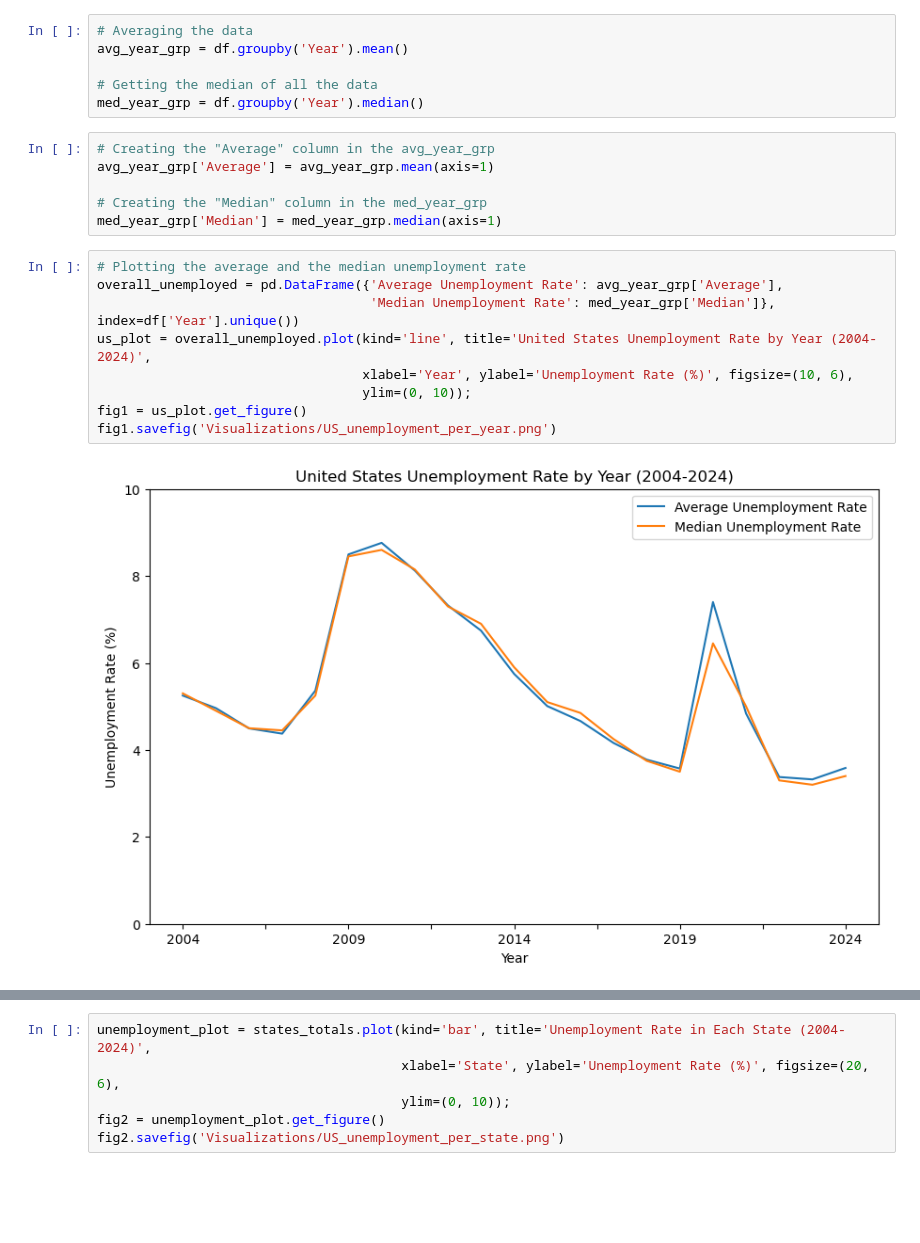
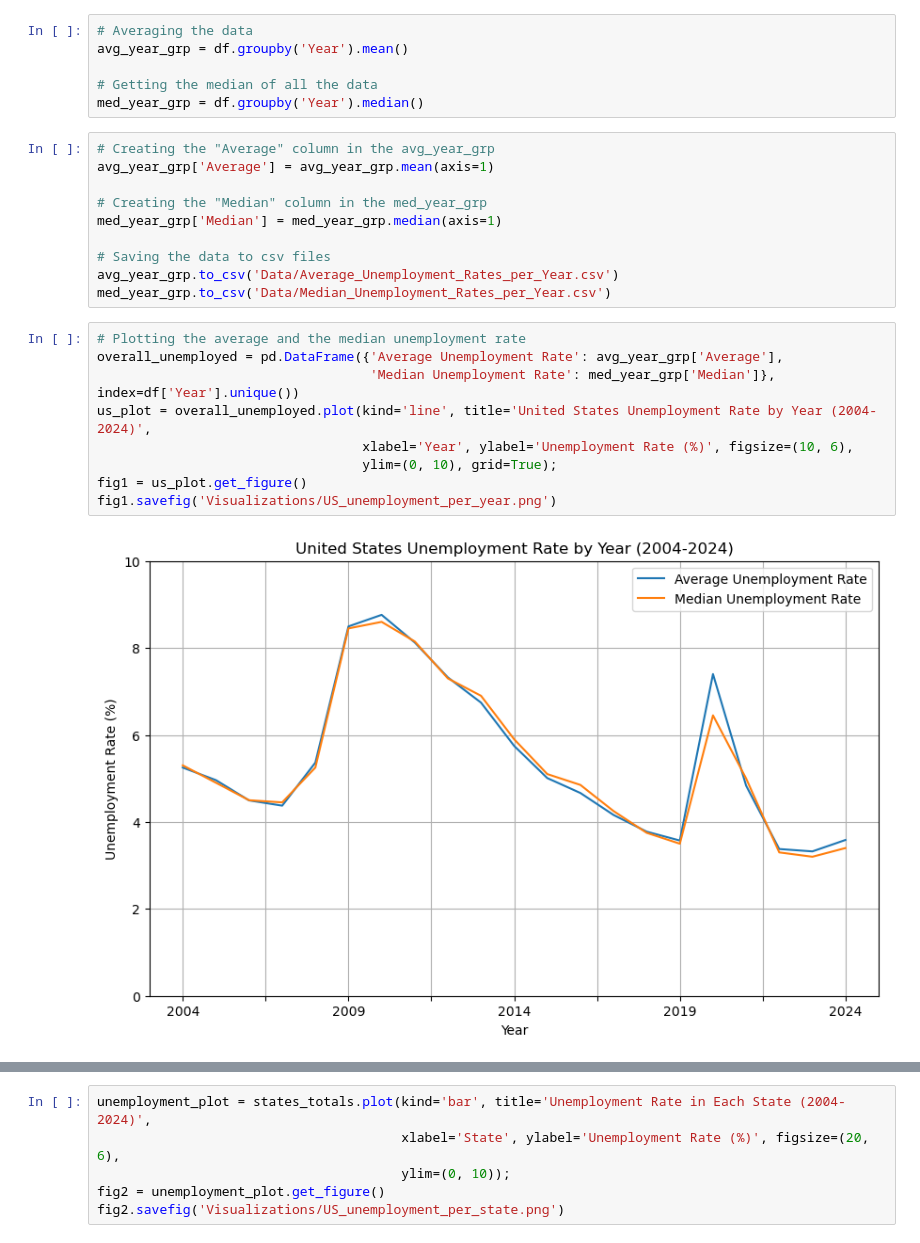
Before and after one commit to d-burke-data/Project_01, a Jupyter notebook: Work_Camden/unemployment_stats.ipynb, the cells around one changed output, grey strips where cells are left out. Cells and saved outputs as stored; diff of their text form; blank space fills up the shorter version.

Commit message:
Added New Visualizations

```diff
--- a/Work_Camden/unemployment_stats.ipynb
+++ b/Work_Camden/unemployment_stats.ipynb
@@ -91,17 +91,21 @@ avg_year_grp['Average'] = avg_year_grp.mean(axis=1)
 
 # Creating the "Median" column in the med_year_grp
 med_year_grp['Median'] = med_year_grp.median(axis=1)
+
+# Saving the data to csv files
+avg_year_grp.to_csv('Data/Average_Unemployment_Rates_per_Year.csv')
+med_year_grp.to_csv('Data/Median_Unemployment_Rates_per_Year.csv')
 # %%
 # Plotting the average and the median unemployment rate
 overall_unemployed = pd.DataFrame({'Average Unemployment Rate': avg_year_grp['Average'],
                                    'Median Unemployment Rate': med_year_grp['Median']}, index=df['Year'].unique())
 us_plot = overall_unemployed.plot(kind='line', title='United States Unemployment Rate by Year (2004-2024)',
                                   xlabel='Year', ylabel='Unemployment Rate (%)', figsize=(10, 6),
-                                  ylim=(0, 10));
+                                  ylim=(0, 10), grid=True);
 fig1 = us_plot.get_figure()
 fig1.savefig('Visualizations/US_unemployment_per_year.png')
 # %% [output]
-[figure, old version]
+[figure, new version]
 # %%
 states = df.columns.unique()
 states = states.drop('Year')
```
Also changed, not shown: parts of 1 cell of this notebook, 8 other files.
